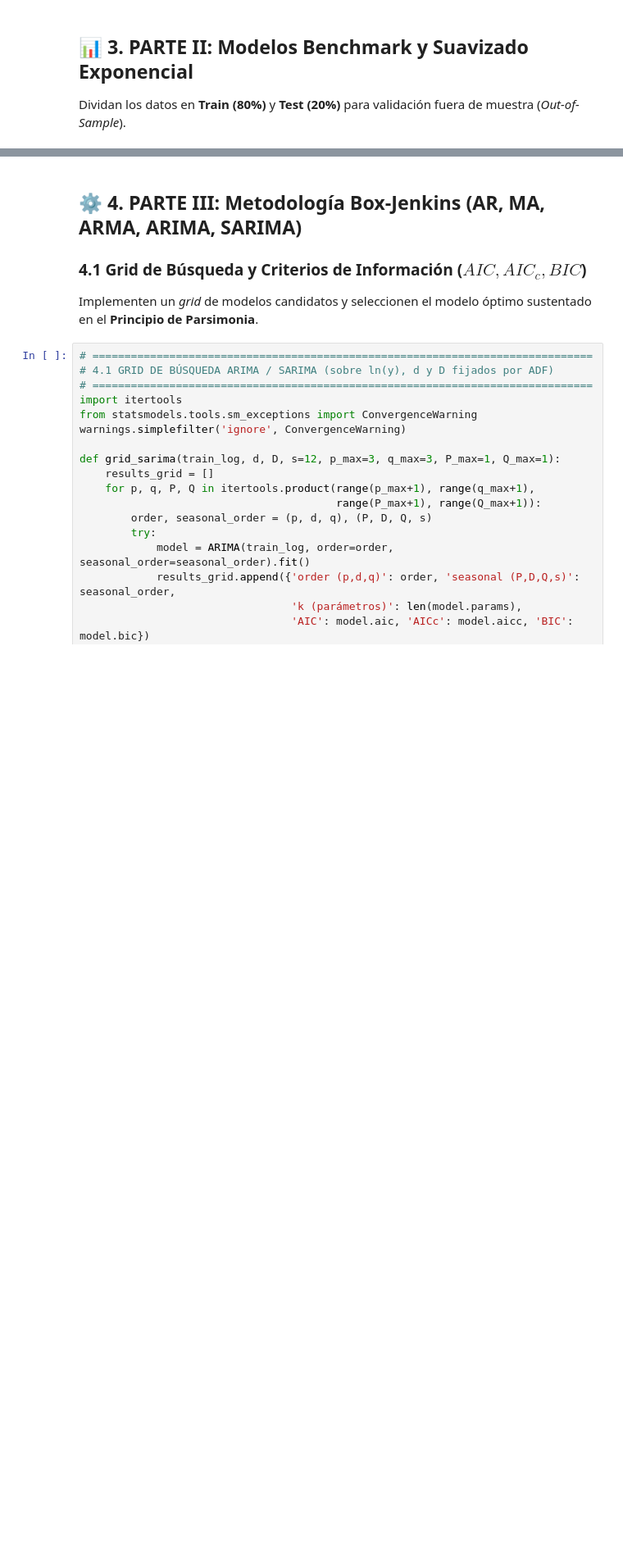
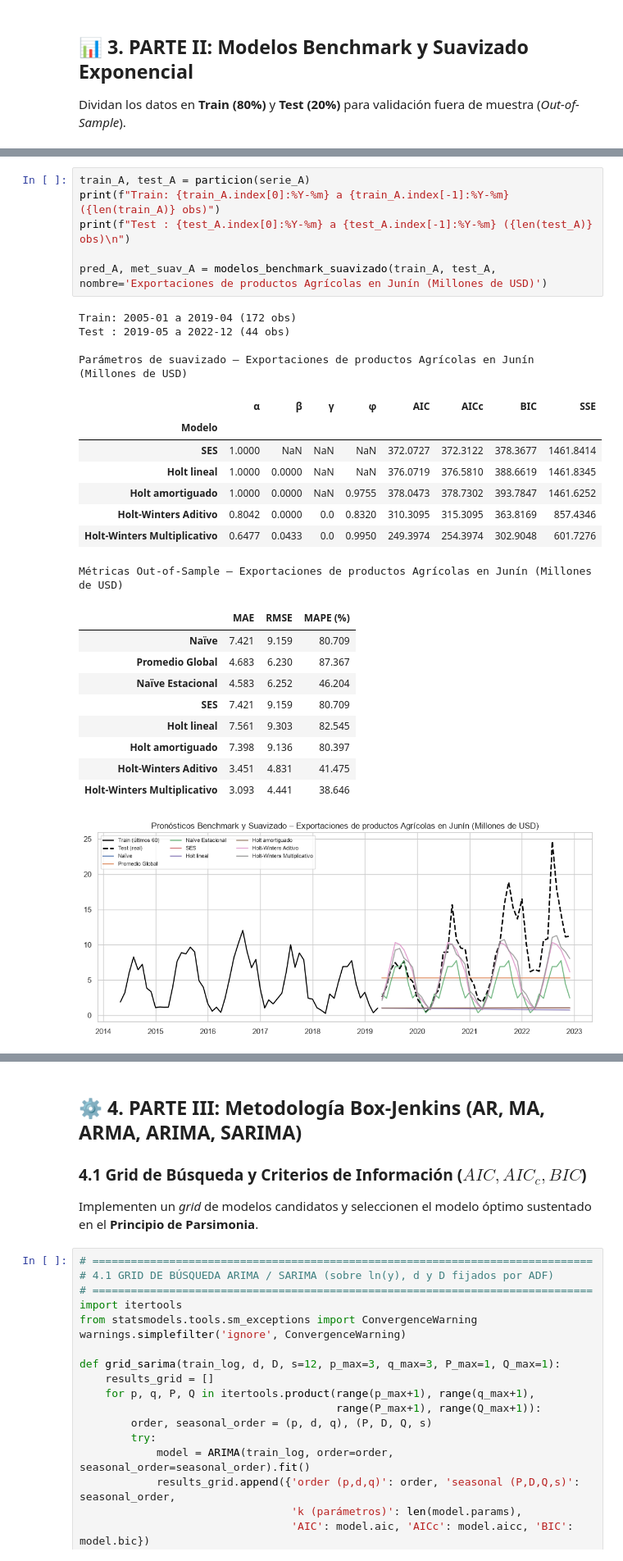
Before and after one commit to arosteguicp/TimeSeries1, a Jupyter notebook: Copia_de_Proyecto_de_Medio_Curso_Guía_de_Implementación (1).ipynb, the cells around one changed output, grey strips where cells are left out. Shown at 82% size. Cells and saved outputs as stored; diff of their text form; blank space fills up the shorter version.

```diff
--- a/Copia_de_Proyecto_de_Medio_Curso_Guía_de_Implementación (1).ipynb
+++ b/Copia_de_Proyecto_de_Medio_Curso_Guía_de_Implementación (1).ipynb
@@ -372,3 +542,32 @@ Métricas Out-of-Sample – JPY/USD
+# %%
+train_A, test_A = particion(serie_A)
+print(f"Train: {train_A.index[0]:%Y-%m} a {train_A.index[-1]:%Y-%m} ({len(train_A)} obs)")
+print(f"Test : {test_A.index[0]:%Y-%m} a {test_A.index[-1]:%Y-%m} ({len(test_A)} obs)\n")
+
+pred_A, met_suav_A = modelos_benchmark_suavizado(train_A, test_A, nombre='Exportaciones de productos Agrícolas en Junín (Millones de USD)')
+# %% [output]
+Train: 2005-01 a 2019-04 (172 obs)
+Test : 2019-05 a 2022-12 (44 obs)
+
+Parámetros de suavizado – Exportaciones de productos Agrícolas en Junín (Millones de USD)
+|  | α | β | γ | φ | AIC | AICc | BIC | SSE |
+| Modelo |  |  |  |  |  |  |  |  |
+| SES | 1.0000 | NaN | NaN | NaN | 372.0727 | 372.3122 | 378.3677 | 1461.8414 |
+| Holt lineal | 1.0000 | 0.0000 | NaN | NaN | 376.0719 | 376.5810 | 388.6619 | 1461.8345 |
+| Holt amortiguado | 1.0000 | 0.0000 | NaN | 0.9755 | 378.0473 | 378.7302 | 393.7847 | 1461.6252 |
+| Holt-Winters Aditivo | 0.8042 | 0.0000 | 0.0 | 0.8320 | 310.3095 | 315.3095 | 363.8169 | 857.4346 |
+| Holt-Winters Multiplicativo | 0.6477 | 0.0433 | 0.0 | 0.9950 | 249.3974 | 254.3974 | 302.9048 | 601.7276 |
+Métricas Out-of-Sample – Exportaciones de productos Agrícolas en Junín (Millones de USD)
+|  | MAE | RMSE | MAPE (%) |
+| Naïve | 7.421 | 9.159 | 80.709 |
+| Promedio Global | 4.683 | 6.230 | 87.367 |
+| Naïve Estacional | 4.583 | 6.252 | 46.204 |
+| SES | 7.421 | 9.159 | 80.709 |
+| Holt lineal | 7.561 | 9.303 | 82.545 |
+| Holt amortiguado | 7.398 | 9.136 | 80.397 |
+| Holt-Winters Aditivo | 3.451 | 4.831 | 41.475 |
+| Holt-Winters Multiplicativo | 3.093 | 4.441 | 38.646 |
+[figure, added]
 # %% [markdown]
 ### 🧠 Pregunta 2.1:
 > Compare los métodos de suavizado. ¿Se justificó el uso de Holt-Winters (aditivo o multiplicativo) frente al suavizado simple en la Serie A? Fundamente numéricamente.
```
Also changed, not shown: parts of 27 cells of this notebook, 1 other file.
